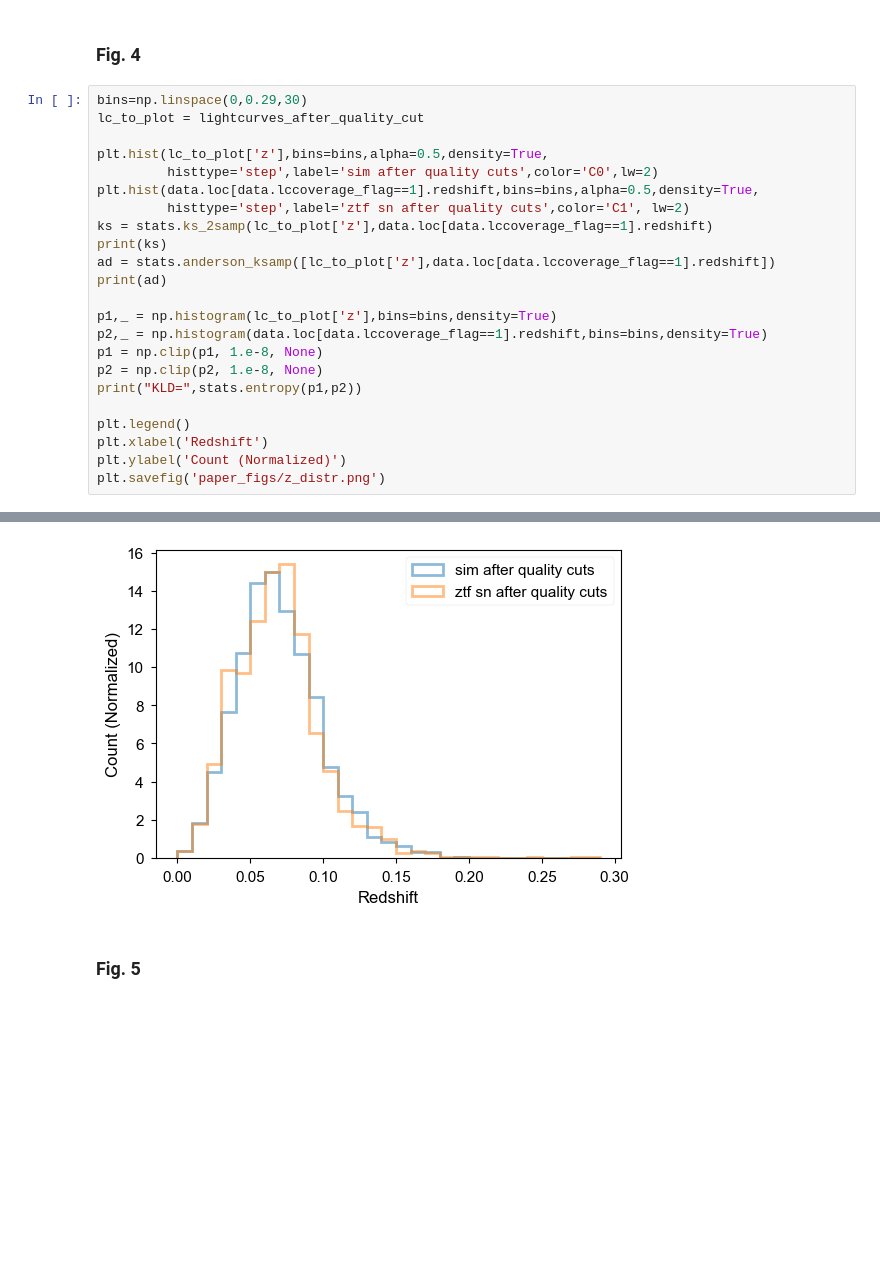
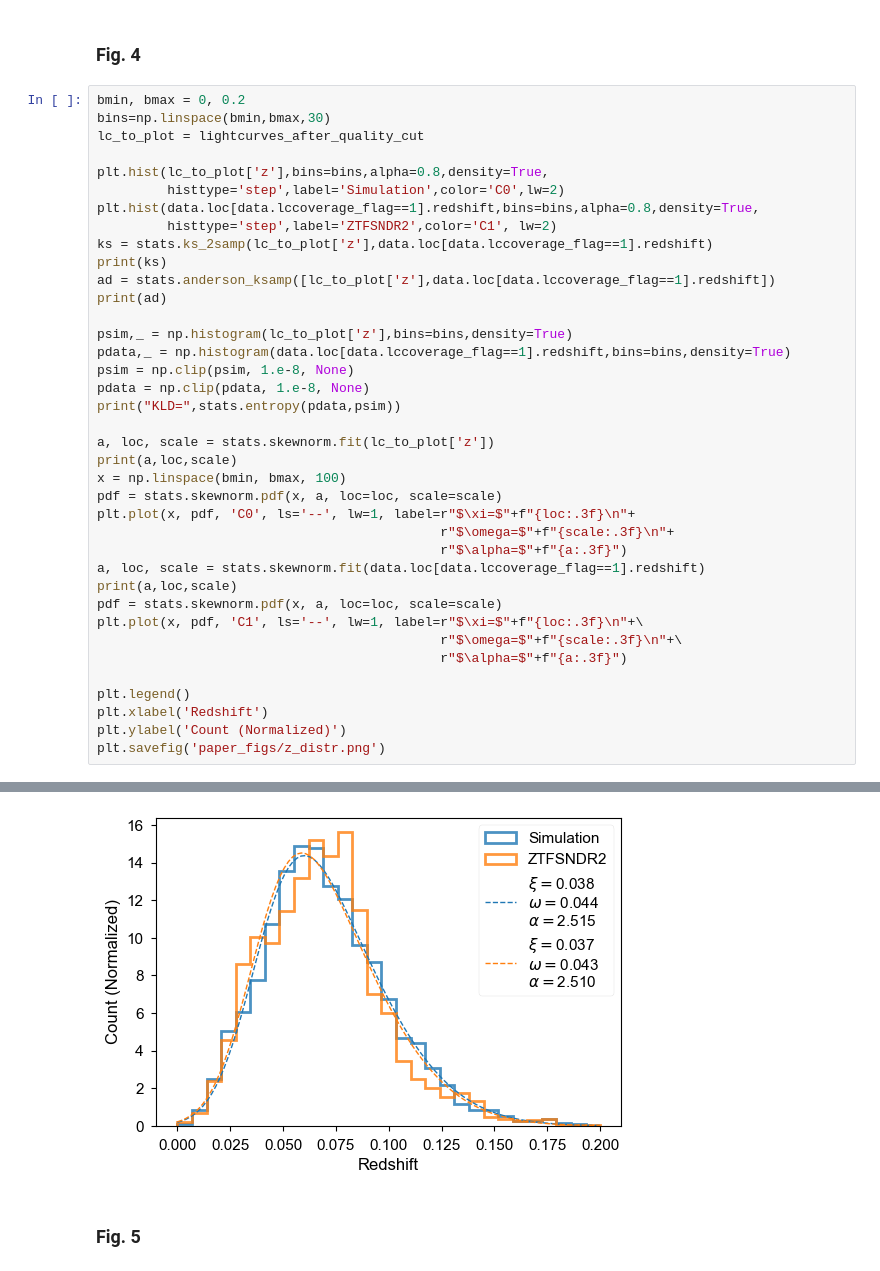
Before and after one commit to mi-dai/lightcurvelynx_ztf_sims, a Jupyter notebook: ZTF_snia-paper-plots.ipynb, the cells around one changed output, grey strips where cells are left out. Saved outputs shown, nothing was run; the diff lists cells and outputs as text; blank space fills up the shorter version.

```diff
--- a/ZTF_snia-paper-plots.ipynb
+++ b/ZTF_snia-paper-plots.ipynb
@@ -230,23 +287,38 @@ plt.savefig('paper_figs/c_selection.png')
 # %% [markdown]
 ### Fig. 4
 # %%
-bins=np.linspace(0,0.29,30)
+bmin, bmax = 0, 0.2
+bins=np.linspace(bmin,bmax,30)
 lc_to_plot = lightcurves_after_quality_cut
 
-plt.hist(lc_to_plot['z'],bins=bins,alpha=0.5,density=True,
-         histtype='step',label='sim after quality cuts',color='C0',lw=2)
-plt.hist(data.loc[data.lccoverage_flag==1].redshift,bins=bins,alpha=0.5,density=True,
-         histtype='step',label='ztf sn after quality cuts',color='C1', lw=2)
+plt.hist(lc_to_plot['z'],bins=bins,alpha=0.8,density=True,
+         histtype='step',label='Simulation',color='C0',lw=2)
+plt.hist(data.loc[data.lccoverage_flag==1].redshift,bins=bins,alpha=0.8,density=True,
+         histtype='step',label='ZTFSNDR2',color='C1', lw=2)
 ks = stats.ks_2samp(lc_to_plot['z'],data.loc[data.lccoverage_flag==1].redshift)
 print(ks)
 ad = stats.anderson_ksamp([lc_to_plot['z'],data.loc[data.lccoverage_flag==1].redshift])
 print(ad)
 
-p1,_ = np.histogram(lc_to_plot['z'],bins=bins,density=True)
-p2,_ = np.histogram(data.loc[data.lccoverage_flag==1].redshift,bins=bins,density=True)
-p1 = np.clip(p1, 1.e-8, None)
-p2 = np.clip(p2, 1.e-8, None)
-print("KLD=",stats.entropy(p1,p2))
+psim,_ = np.histogram(lc_to_plot['z'],bins=bins,density=True)
+pdata,_ = np.histogram(data.loc[data.lccoverage_flag==1].redshift,bins=bins,density=True)
+psim = np.clip(psim, 1.e-8, None)
+pdata = np.clip(pdata, 1.e-8, None)
+print("KLD=",stats.entropy(pdata,psim))
+
+a, loc, scale = stats.skewnorm.fit(lc_to_plot['z'])
+print(a,loc,scale)
+x = np.linspace(bmin, bmax, 100)
+pdf = stats.skewnorm.pdf(x, a, loc=loc, scale=scale)
+plt.plot(x, pdf, 'C0', ls='--', lw=1, label=r"$\xi=$"+f"{loc:.3f}\n"+
+                                            r"$\omega=$"+f"{scale:.3f}\n"+
+                                            r"$\alpha=$"+f"{a:.3f}")
+a, loc, scale = stats.skewnorm.fit(data.loc[data.lccoverage_flag==1].redshift)
+print(a,loc,scale)
+pdf = stats.skewnorm.pdf(x, a, loc=loc, scale=scale)
+plt.plot(x, pdf, 'C1', ls='--', lw=1, label=r"$\xi=$"+f"{loc:.3f}\n"+\
+                                            r"$\omega=$"+f"{scale:.3f}\n"+\
+                                            r"$\alpha=$"+f"{a:.3f}")
 
 plt.legend()
 plt.xlabel('Redshift')
@@ -259,4 +333,4 @@ KLD= 0.017703706328221956
-[figure, old version]
+[figure, new version]
 # %% [markdown]
 ### Fig. 5
 # %%
```
Also changed, not shown: parts of 24 cells of this notebook, 5 other files.
